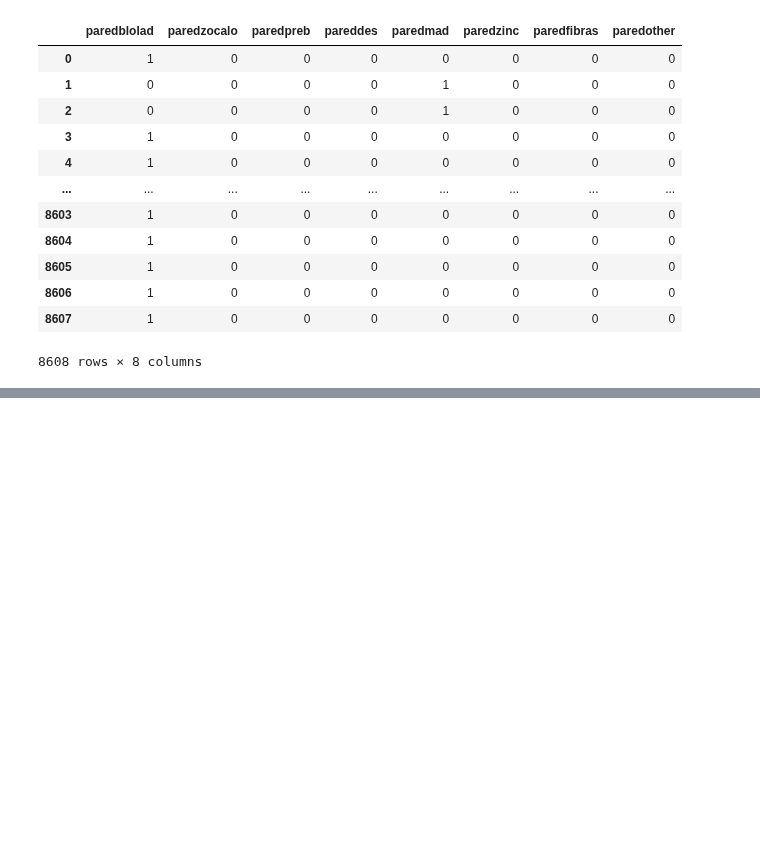
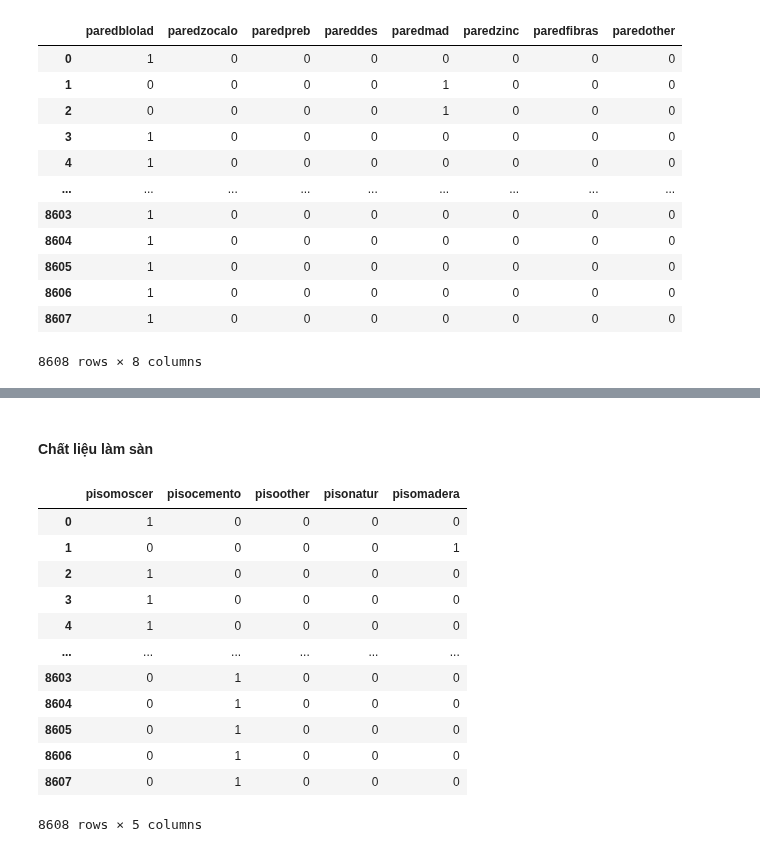
Before and after one commit to iam-Dylan/costa-rican-household, a Jupyter notebook: source/eda.ipynb, the cells around one changed output, grey strips where cells are left out. Drawn from its saved outputs; the diff is of its cells as text; code cells hidden in the pictures; blank space fills up the shorter version.

```diff
--- a/source/eda.ipynb
+++ b/source/eda.ipynb
@@ -95,0 +98,19 @@ plt.show()
+# %% [markdown]
+#### Chất liệu làm sàn
+# %%
+floor_mat = train[['pisomoscer','pisocemento','pisoother','pisonatur','pisomadera']]
+floor_mat
+# %% [output]
+|  | pisomoscer | pisocemento | pisoother | pisonatur | pisomadera |
+| 0 | 1 | 0 | 0 | 0 | 0 |
+| 1 | 0 | 0 | 0 | 0 | 1 |
+| 2 | 1 | 0 | 0 | 0 | 0 |
+| 3 | 1 | 0 | 0 | 0 | 0 |
+| 4 | 1 | 0 | 0 | 0 | 0 |
+| ... | ... | ... | ... | ... | ... |
+| 8603 | 0 | 1 | 0 | 0 | 0 |
+| 8604 | 0 | 1 | 0 | 0 | 0 |
+| 8605 | 0 | 1 | 0 | 0 | 0 |
+| 8606 | 0 | 1 | 0 | 0 | 0 |
+| 8607 | 0 | 1 | 0 | 0 | 0 |
+8608 rows × 5 columns
```
Also changed, not shown: parts of 5 cells of this notebook.
